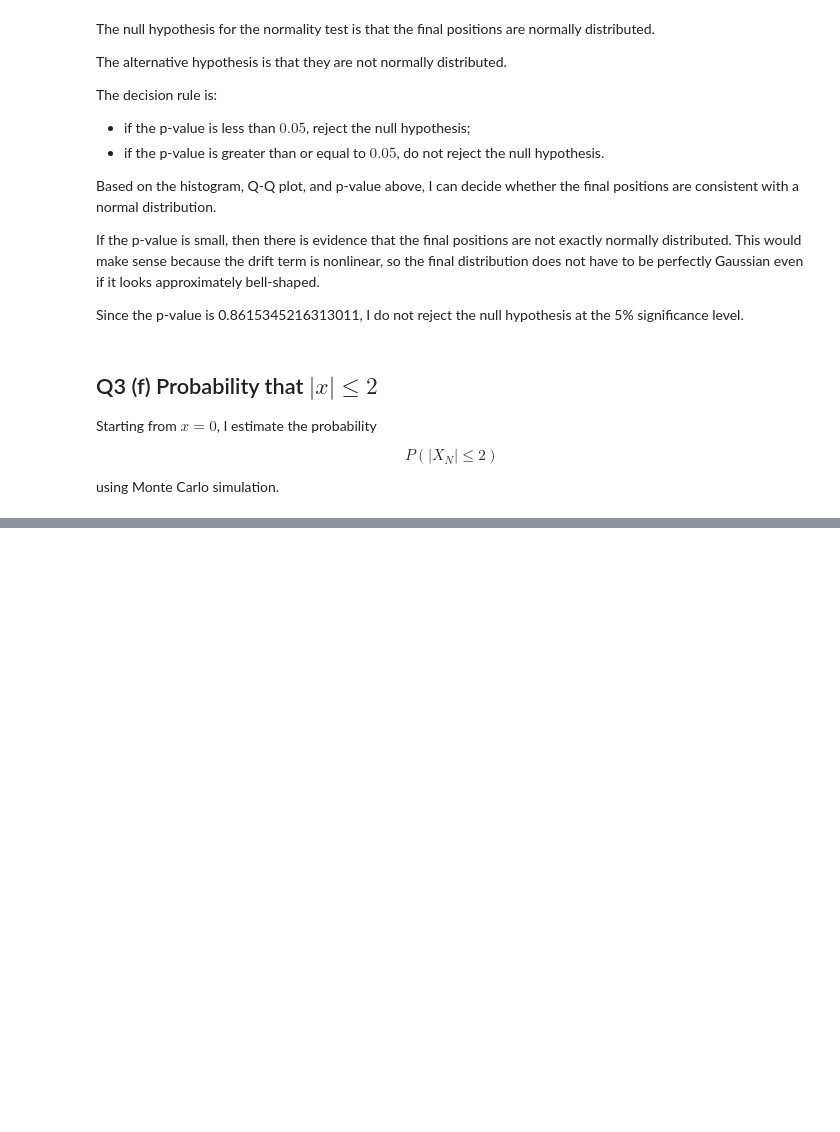
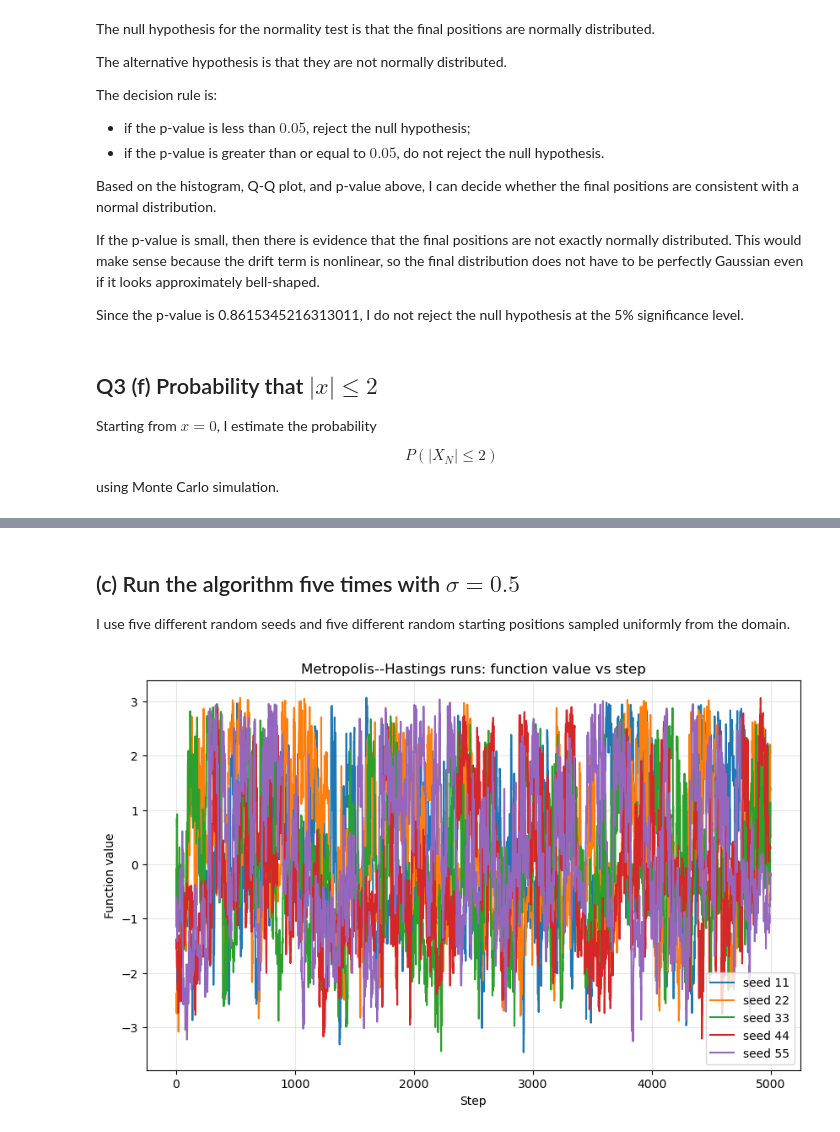
Before and after one commit to K-Allison/3019061_MATPMD4, a Jupyter notebook: MATPMD4_Assignment1_3019061.ipynb, the cells around one changed output, grey strips where cells are left out. Saved outputs shown, nothing was run; the diff lists cells and outputs as text; code cells hidden in the pictures; blank space fills up the shorter version.

```diff
--- a/MATPMD4_Assignment1_3019061.ipynb
+++ b/MATPMD4_Assignment1_3019061.ipynb
@@ -787,0 +912,41 @@ This probability generally depends on both $dt$ and the number of steps:
+# %% [markdown]
+## (c) Run the algorithm five times with $\sigma=0.5$
+
+I use five different random seeds and five different random starting positions sampled uniformly from the domain.
+# %%
+sigma = 0.5
+x_steps = 5000
+seeds = [11, 22, 33, 44, 55]
+
+runs = []
+
+for seed in seeds:
+    rng = np.random.default_rng(seed)
+    x_init = rng.uniform(-3.5, 3.5, size=4)
+
+    result = metropolis_hastings(
+    f=f,
+    x_init=x_init,
+    sigma=sigma,
+    n_steps=x_steps
+)
+
+    runs.append({
+        "seed": seed,
+        "x_init": x_init,
+        **result
+    })
+# %%
+plt.figure(figsize=(10, 6))
+
+for run in runs:
+    plt.plot(run["history"], label=f"seed {run['seed']}")
+
+plt.xlabel("Step")
+plt.ylabel("Function value")
+plt.title("Metropolis--Hastings runs: function value vs step")
+plt.legend()
+plt.grid(True, alpha=0.3)
+plt.show()
+# %% [output]
+[figure, added]
```
Also changed, not shown: parts of 21 cells of this notebook.
